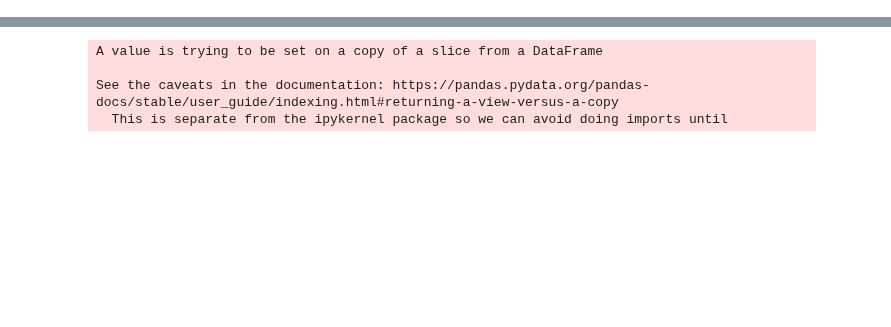
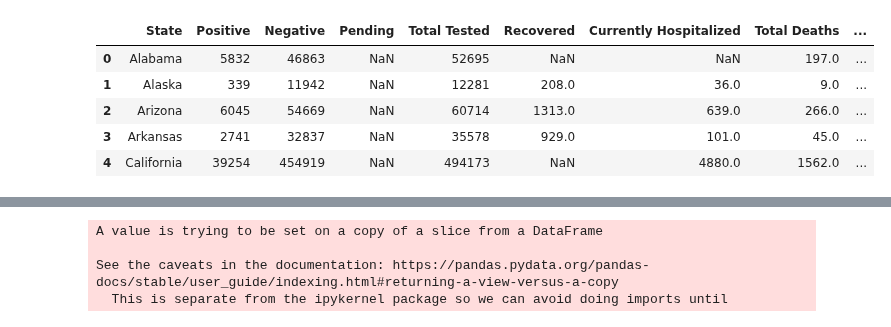
Before and after one commit to lmstevens/Group_Project_1, a Jupyter notebook: Liz's Graphs.ipynb, the cells around one changed output, grey strips where cells are left out. Cells and saved outputs as stored; diff of their text form; code cells hidden in the pictures; blank space fills up the shorter version.

```diff
--- a/Liz's Graphs.ipynb
+++ b/Liz's Graphs.ipynb
@@ -58,7 +60,7 @@ response3 = requests.get(url3)
 #Turned entire response into a dataframe
 US_df = json_normalize(response3.json(), errors='ignore')
 #Narrowed df to specific columns of interest
-US_df = US_df.iloc[:,[0,1,8,9,22,16,10,19]]
+US_df = US_df.iloc[:,[0,1,10,11,24,18,12,21]]
 
 #Read in a State Name Abbrev CSV so that df's could be joined with different state naming conventions
 st_abrev = pd.read_csv("CSV Folder/Covid Analysis Data - StateNameAbrev.csv")
@@ -94,3 +96,11 @@ comb2_df.rename(columns = {"positive":"Positive",
+comb2_df.head()
+# %% [output]
+|  | State | Positive | Negative | Pending | Total Tested | Recovered | Currently Hospitalized | Total Deaths | ... |
+| 0 | Alabama | 5832 | 46863 | NaN | 52695 | NaN | NaN | 197.0 | ... |
+| 1 | Alaska | 339 | 11942 | NaN | 12281 | 208.0 | 36.0 | 9.0 | ... |
+| 2 | Arizona | 6045 | 54669 | NaN | 60714 | 1313.0 | 639.0 | 266.0 | ... |
+| 3 | Arkansas | 2741 | 32837 | NaN | 35578 | 929.0 | 101.0 | 45.0 | ... |
+| 4 | California | 39254 | 454919 | NaN | 494173 | NaN | 4880.0 | 1562.0 | ... |
 # %%
 pop_df = pd.read_csv("CSV Folder/SCPRC-EST2019-18+POP-RES.csv")
 pop_df= pop_df[["NAME", "POPESTIMATE2019","POPEST18PLUS2019","PCNT_POPEST18PLUS"]]
```
Also changed, not shown: parts of 4 cells of this notebook, 4 other files.
